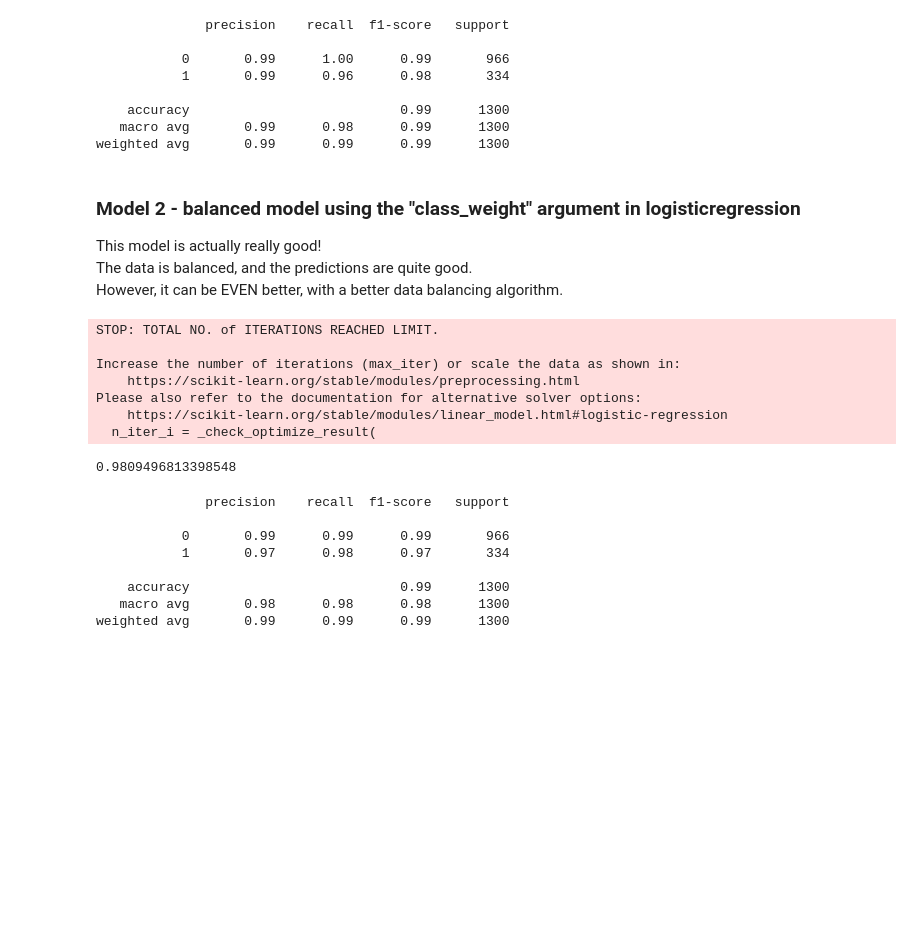
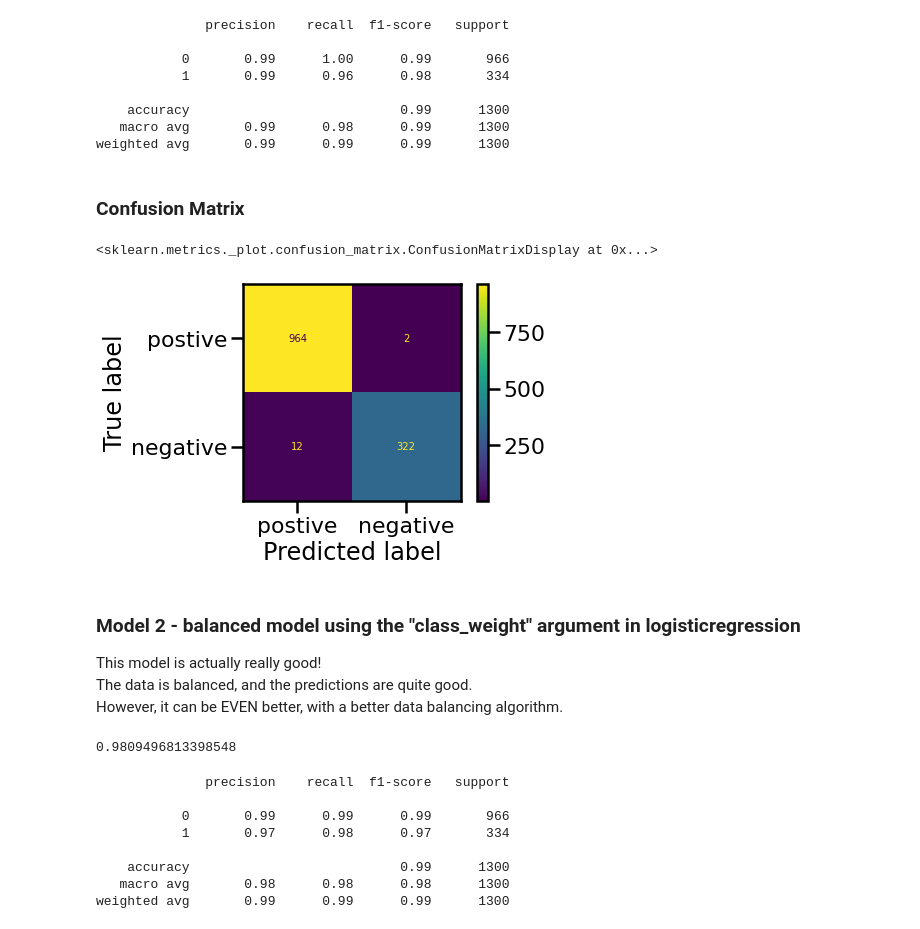
Before and after one commit to TamirIsCool/DataScIntro, a Jupyter notebook: Regression/Wine.ipynb, the cells around one changed output. Cells and saved outputs as stored; diff of their text form; code cells hidden in the pictures; blank space fills up the shorter version.

```diff
--- a/Regression/Wine.ipynb
+++ b/Regression/Wine.ipynb
@@ -529,6 +541,8 @@ PredictNoBalance = model.predict(x_unbalanced_test)
 score = model.score(x_unbalanced_test,y_unbalanced_test)
 RegressionCrossValUnBalanced = cross_val_score(model, x_unbalanced_train,y_unbalanced_train, cv=kf, scoring='accuracy').mean()
 print(RegressionCrossValUnBalanced)
+unbalancedpredictfit = model.fit(x_unbalanced_train , y_unbalanced_train)
+unbalancedpredict = unbalancedpredictfit.predict(x_unbalanced_test)
 # %% [output]
 0.9842196531791908
 # %%
@@ -543,6 +557,16 @@ print(classification_report(y_unbalanced_test, PredictNoBalance))
     accuracy                           0.99      1300
    macro avg       0.99      0.98      0.99      1300
 weighted avg       0.99      0.99      0.99      1300
+# %% [markdown]
+### Confusion Matrix
+# %%
+from sklearn.metrics import confusion_matrix, ConfusionMatrixDisplay
+cm = confusion_matrix(y_unbalanced_test, unbalancedpredict)
+cmd = ConfusionMatrixDisplay(cm, display_labels=['postive','negative'])
+cmd.plot()
+# %% [output]
+<sklearn.metrics._plot.confusion_matrix.ConfusionMatrixDisplay at 0x...>
+[figure, added]
 # %% [markdown]
 ### Model 2 - balanced model using the "class_weight" argument in logisticregression <br>
 This model is actually really good!<br>
@@ -556,7 +580,7 @@ from sklearn.model_selection import train_test_split
 x_reg_balance_train, x_reg_balance_test, y_reg_balance_train, y_reg_balance_test = train_test_split(x_reg_balance,y_reg_balance,test_size=0.20,random_state=42)
 # %%
 from sklearn.linear_model import LogisticRegression
-model=LogisticRegression(class_weight='balanced',solver='lbfgs', max_iter=1000)
+model=LogisticRegression(class_weight='balanced',solver='lbfgs', max_iter=100000)
 model.fit(x_reg_balance_train , y_reg_balance_train)
 PredictRegBalance = model.predict(x_reg_balance_test)
 
@@ -564,15 +588,10 @@ model.score(x_reg_balance_test,y_reg_balance_test)
 
 RegressionCrossValBalance = cross_val_score(model, x_reg_balance_train,y_reg_balance_train, cv=kf, scoring='accuracy').mean()
 print(RegressionCrossValBalance)
+regbalancedpredictfit = model.fit(x_reg_balance_train , y_reg_balance_train)
+regbalancedpredict = unbalancedpredictfit.predict(x_reg_balance_test)
 # %% [output]
-STOP: TOTAL NO. of ITERATIONS REACHED LIMIT.
-
-Increase the number of iterations (max_iter) or scale the data as shown in:
-    https://scikit-learn.org/stable/modules/preprocessing.html
-Please also refer to the documentation for alternative solver options:
-    https://scikit-learn.org/stable/modules/linear_model.html#logistic-regression
-  n_iter_i = _check_optimize_result(
+0.9809496813398548
-0.9809496813398548
 # %%
 from sklearn.metrics import classification_report
 print(classification_report(y_reg_balance_test, PredictRegBalance))
```
Also changed, not shown: parts of 9 cells of this notebook.
